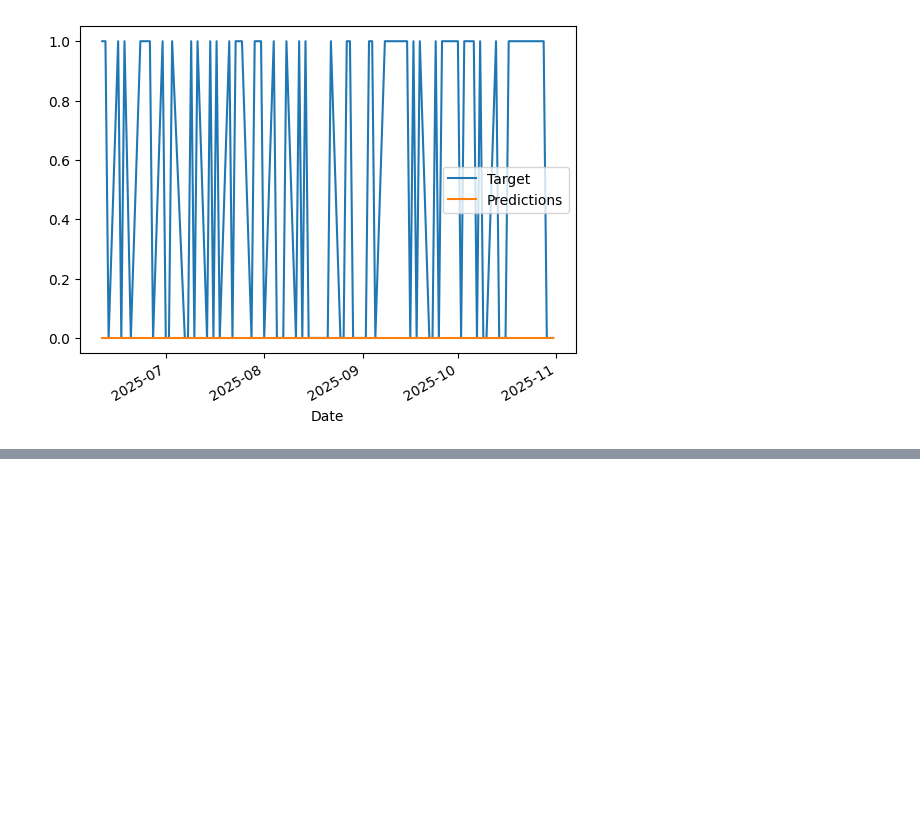
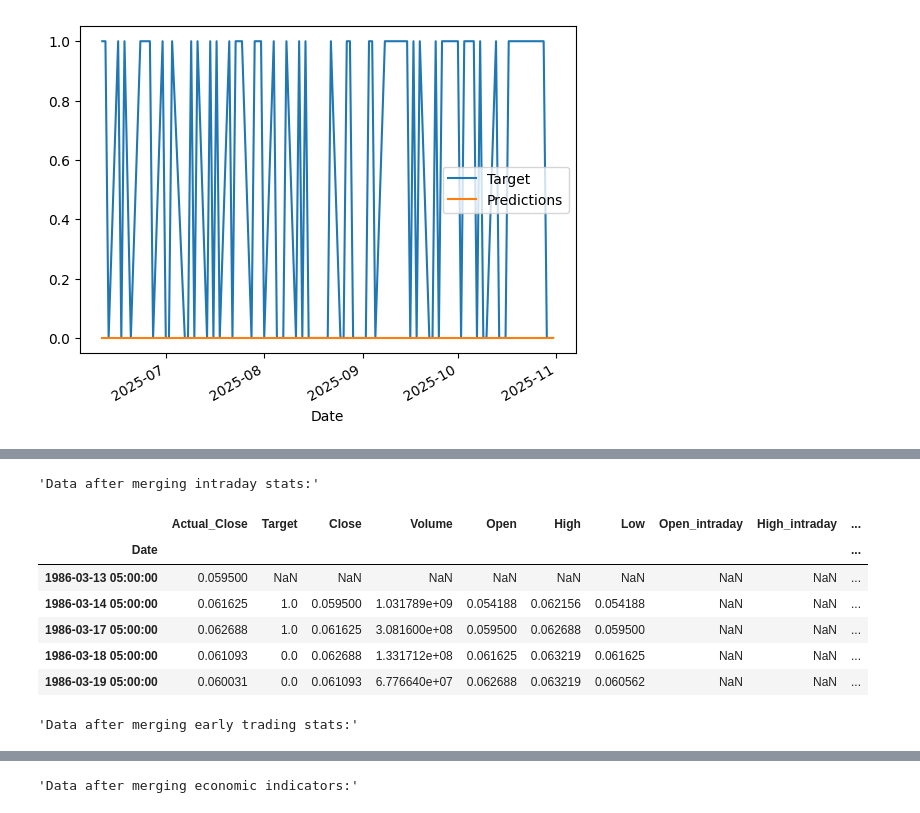
Before and after one commit to saminkmathur/saminkmathur, a Jupyter notebook: Predicting_Stock_Prices.ipynb, the cells around one changed output, grey strips where cells are left out. Cells and saved outputs as stored; diff of their text form; code cells hidden in the pictures; blank space fills up the shorter version.

```diff
--- a/Predicting_Stock_Prices.ipynb
+++ b/Predicting_Stock_Prices.ipynb
@@ -260,0 +885,79 @@ predictions.iloc[-100:].plot()
+# %%
+# Regenerate data frame from msft_hist to ensure a clean start
+data = msft_hist[["Close"]].copy()
+data = data.rename(columns = {'Close':'Actual_Close'})
+data["Target"] = msft_hist["Close"].rolling(2).apply(lambda x: x.iloc[1] > x.iloc[0])
+msft_prev = msft_hist.copy().shift(1)
+predictors = ["Close", "Volume", "Open", "High", "Low"]
+data = data.join(msft_prev[predictors])
+
+# Ensure all indices are timezone-naive
+def remove_timezone(df):
+    if df.index.tz is not None:
+        df.index = df.index.tz_convert(None)
+    return df
+
+msft_hist = remove_timezone(msft_hist)
+intraday_data = remove_timezone(intraday_data)
+early_trading_data = remove_timezone(early_trading_data)
+economic_indicators = remove_timezone(economic_indicators)
+data = remove_timezone(data)
+
+# Calculate rolling statistics for intraday price and volume data (hourly trends)
+# Resample intraday_data to daily frequency and calculate aggregates
+daily_intraday_stats = intraday_data.resample('D').agg({
+    'Open': 'first',
+    'High': 'max',
+    'Low': 'min',
+    'Close': 'mean',
+    'Volume': 'sum'
+})
+
+# Create features from early trading data (pre-open/post-close activity)
+# Resample early_trading_data to daily frequency and calculate aggregates
+daily_early_trading_stats = early_trading_data.resample('D').agg({
+    'Open': 'first',
+    'High': 'max',
+    'Low': 'min',
+    'Close': 'mean',
+    'Volume': 'sum'
+})
+
+# Incorporate economic indicators directly as features (already daily and timezone-naive)
+# economic_indicators dataframe is ready to be merged
+
+# Merge the resampled and economic data with the main data DataFrame
+data = data.merge(daily_intraday_stats, left_index=True, right_index=True, how='left', suffixes=('', '_intraday'))
+display("Data after merging intraday stats:", data.head())
+data = data.merge(daily_early_trading_stats, left_index=True, right_index=True, how='left', suffixes=('', '_early'))
+display("Data after merging early trading stats:", data.head())
+data = data.merge(economic_indicators, left_index=True, right_index=True, how='left')
+display("Data after merging economic indicators:", data.head())
+
+
+# Handle missing values after merging - forward fill and then drop remaining NaNs from the start
+data.fillna(method='ffill', inplace=True)
+display("Data after forward fill:", data.head())
+data.dropna(inplace=True)
+
+# Create ratios or differences between different time periods to normalize price-based features
+data["daily_intraday_close_ratio"] = data["Close_intraday"] / data["Actual_Close"]
+data["daily_early_close_ratio"] = data["Close_early"] / data["Actual_Close"]
+data["intraday_early_close_ratio"] = data["Close_intraday"] / data["Close_early"]
+
+# Add newly engineered features to the full_predictors list
+full_predictors = predictors + [col for col in data.columns if col not in ["Actual_Close", "Target"] and col not in predictors]
+
+display(data.head())
+display(data.tail())
+display(full_predictors)
+# %% [output]
+'Data after merging intraday stats:'
+|  | Actual_Close | Target | Close | Volume | Open | High | Low | Open_intraday | High_intraday | ... |
+| Date |  |  |  |  |  |  |  |  |  | ... |
+| 1986-03-13 05:00:00 | 0.059500 | NaN | NaN | NaN | NaN | NaN | NaN | NaN | NaN | ... |
+| 1986-03-14 05:00:00 | 0.061625 | 1.0 | 0.059500 | 1.031789e+09 | 0.054188 | 0.062156 | 0.054188 | NaN | NaN | ... |
+| 1986-03-17 05:00:00 | 0.062688 | 1.0 | 0.061625 | 3.081600e+08 | 0.059500 | 0.062688 | 0.059500 | NaN | NaN | ... |
+| 1986-03-18 05:00:00 | 0.061093 | 0.0 | 0.062688 | 1.331712e+08 | 0.061625 | 0.063219 | 0.061625 | NaN | NaN | ... |
+| 1986-03-19 05:00:00 | 0.060031 | 0.0 | 0.061093 | 6.776640e+07 | 0.062688 | 0.063219 | 0.060562 | NaN | NaN | ... |
+'Data after merging early trading stats:'
@@ -260,0 +971 @@ predictions.iloc[-100:].plot()
+'Data after merging economic indicators:'
```
Also changed, not shown: parts of 50 cells of this notebook.
